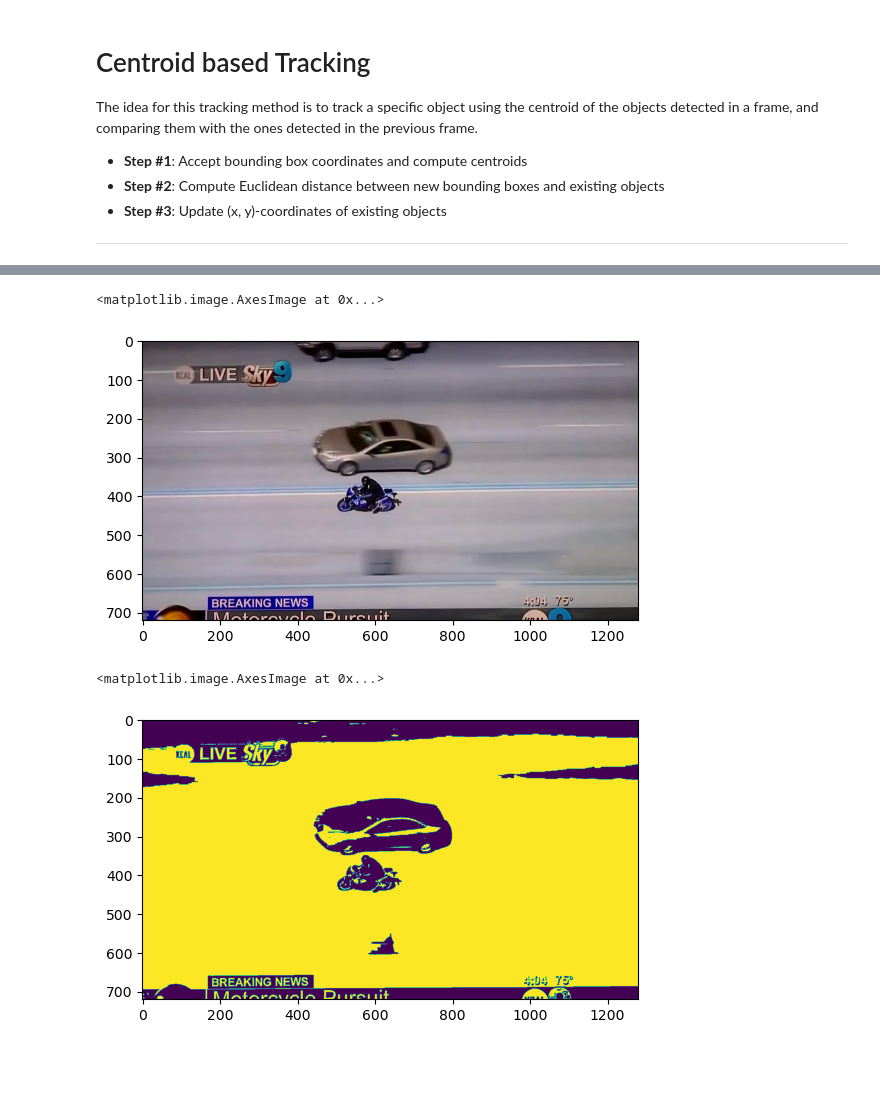
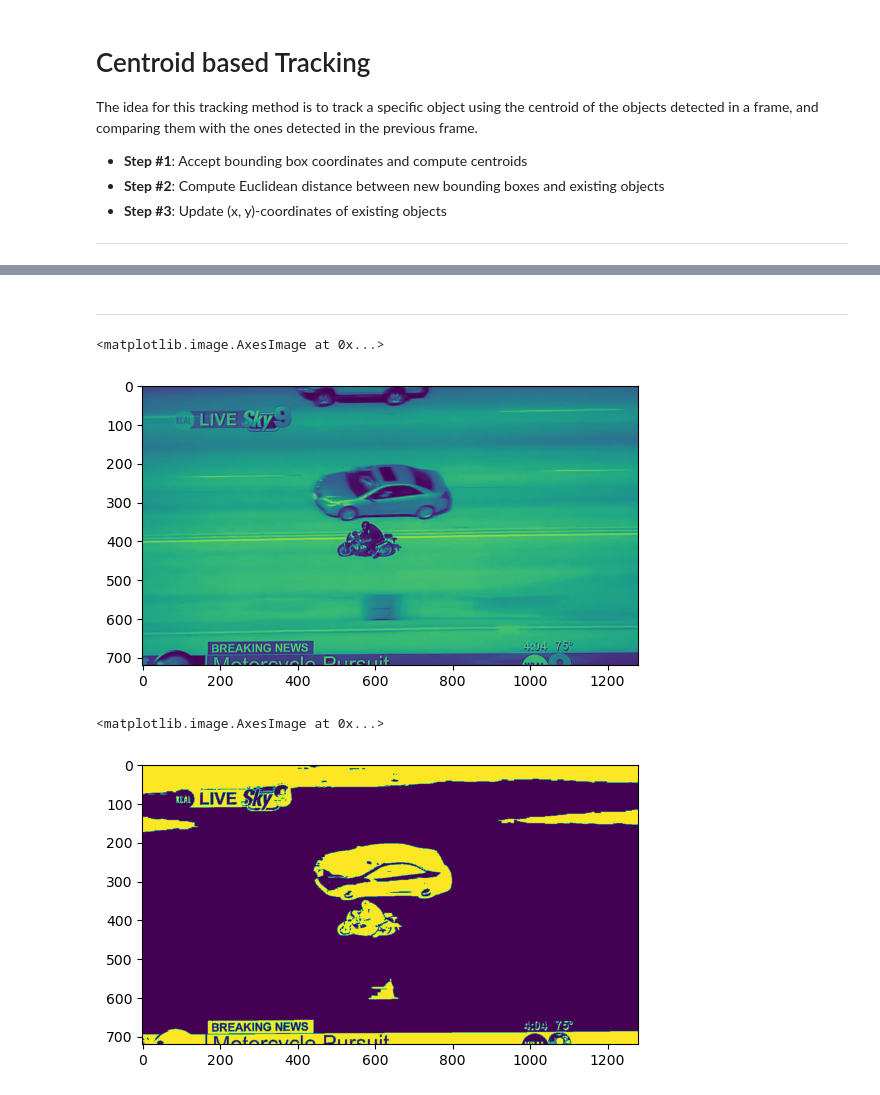
Before and after one commit to ivan-serrano-hernandez/Computer-Vision-project, a Jupyter notebook: Centroid-based Tracking.ipynb, the cells around one changed output, grey strips where cells are left out. Saved outputs shown, nothing was run; the diff lists cells and outputs as text; code cells hidden in the pictures; blank space fills up the shorter version.

```diff
--- a/Centroid-based Tracking.ipynb
+++ b/Centroid-based Tracking.ipynb
@@ -10,3 +33,5 @@ The first thing we are going to test is to extract the objects of a frame based
+# %% [markdown]
+---
 # %%
 %matplotlib inline
 #The line above is necesary to show Matplotlib's plots inside a Jupyter Notebook
@@ -19,16 +44,18 @@ import numpy as np
 import sys
 import time
 # %%
-filepath = "./datasets/MotorcycleChase/img"
-file = os.path.join(filepath, "00001.jpg")
+filepath = "./datasets/MotorcycleChase"
+imgPath = os.path.join(filepath, "img")
+file = os.path.join(imgPath, "00001.jpg")
 frame = cv2.imread(file,  cv2.IMREAD_GRAYSCALE)
 plt.imshow(frame)
 # %% [output]
 <matplotlib.image.AxesImage at 0x...>
-[figure, old version]
+[figure, new version]
 # %%
 thresh, result = cv2.threshold(frame, 0, 255, cv2.THRESH_BINARY + cv2.THRESH_OTSU)
+result = ~result
 plt.imshow(result)
 # %% [output]
 <matplotlib.image.AxesImage at 0x...>
-[figure, old version]
+[figure, new version]
```
Also changed, not shown: parts of 8 cells of this notebook.
